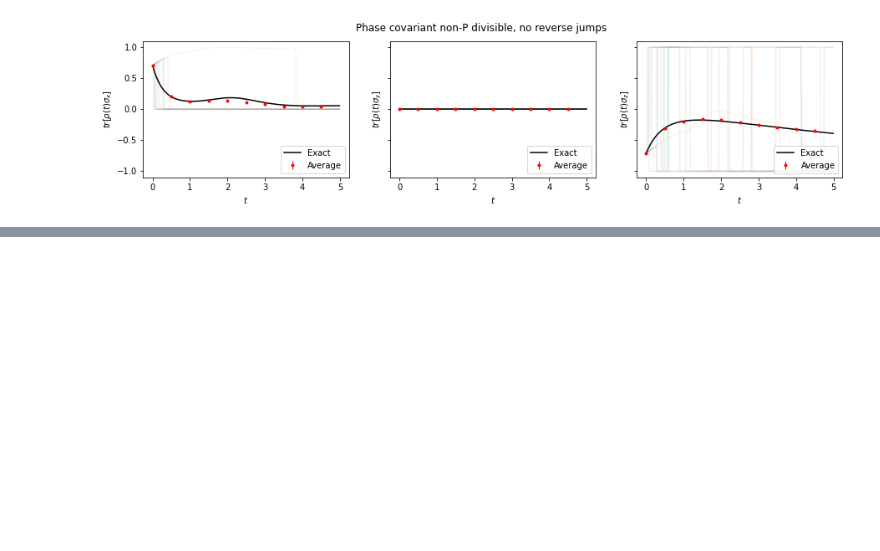
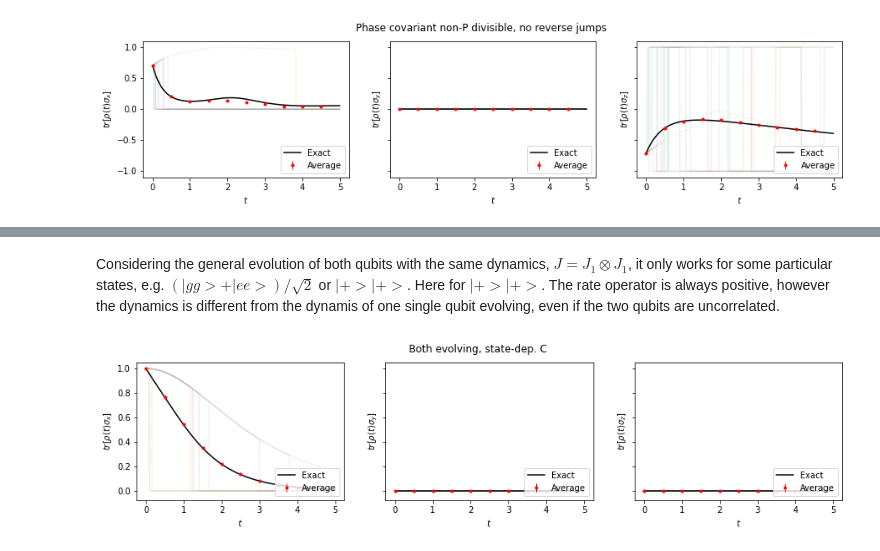
Before and after one commit to federicoSettimo/ROQJ, a Jupyter notebook: Examples/Phase covariant.ipynb, the cells around one changed output, grey strips where cells are left out. Cells and saved outputs as stored; diff of their text form; code cells hidden in the pictures; blank space fills up the shorter version.

```diff
--- a/Examples/Phase covariant.ipynb
+++ b/Examples/Phase covariant.ipynb
@@ -247,0 +255,6 @@ plot("Phase covariant non-P divisible, no reverse jumps")
+# %% [markdown]
+Considering the general evolution of both qubits with the same dynamics, $J = J_1\otimes J_1$, it only works for some particular states, e.g. $(|gg>+|ee>)/\sqrt2$ or $|+>|+>$. Here for $|+>|+>$. The rate operator is always positive, however the dynamics is different from the dynamis of one single qubit evolving, even if the two qubits are uncorrelated.
+# %%
+plot("Both evolving, state-dep. C")
+# %% [output]
+[figure, added]
```
Also changed, not shown: parts of 2 cells of this notebook, 1 other file.
